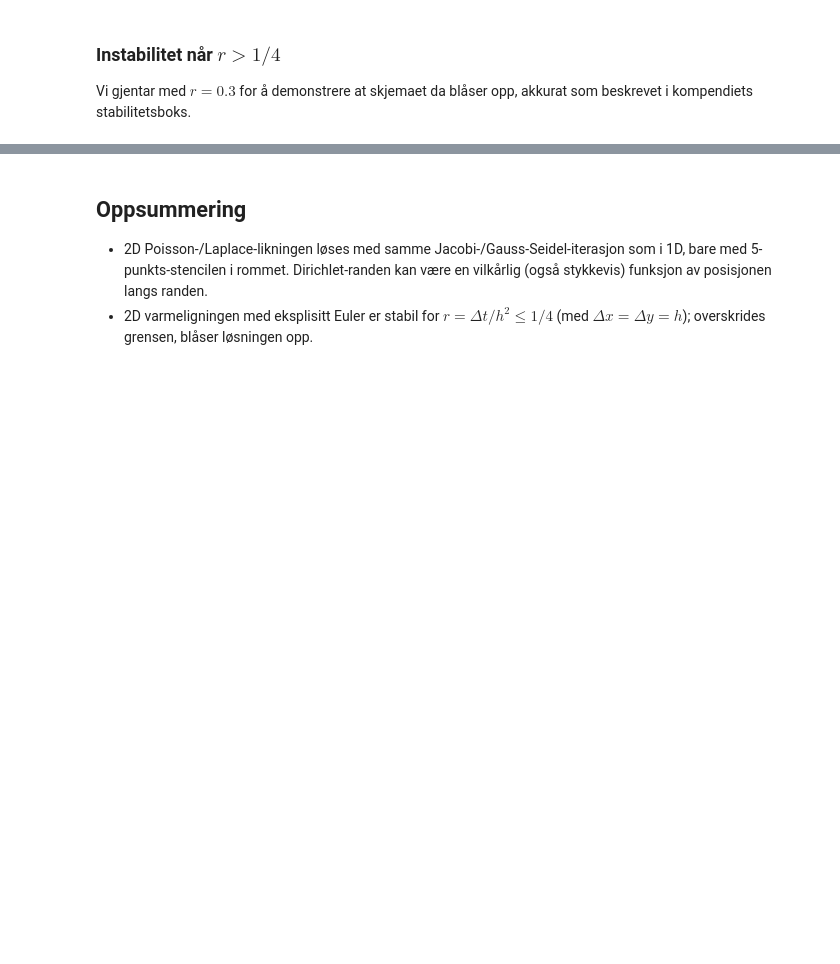
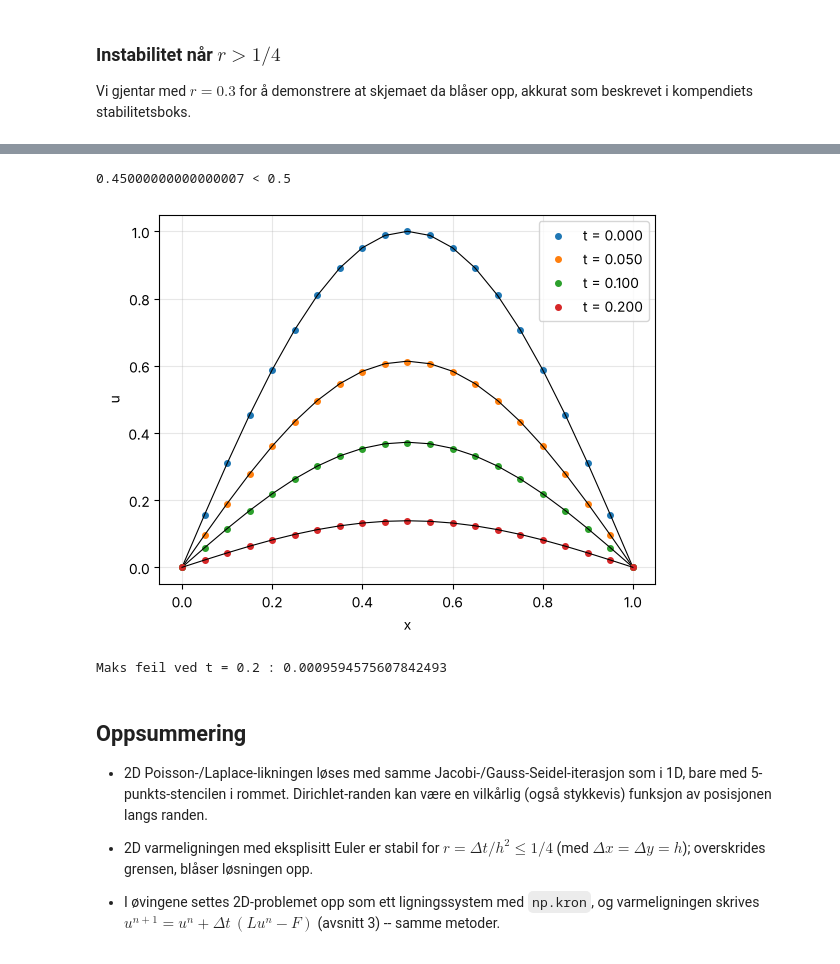
Before and after one commit to kosmoben/IMAA3012_TeachingMaterial, a Jupyter notebook: JupyterFiler/F21_2D_Laplace_Poisson_Varme.ipynb, the cells around one changed output, grey strips where cells are left out. Saved outputs shown, nothing was run; the diff lists cells and outputs as text; code cells hidden in the pictures; blank space fills up the shorter version.

```diff
--- a/JupyterFiler/F21_2D_Laplace_Poisson_Varme.ipynb
+++ b/JupyterFiler/F21_2D_Laplace_Poisson_Varme.ipynb
@@ -263,3 +329,47 @@ Maks |U| ved n=0, 30, 60, 90, 120, 150: [100.0, 28.285766426718048, 16.472241090
+# %%
+# oppsett problem
+c = 1
+a = 0
+b = 0
+
+# diskretisering x-retning
+m = 19
+x = np.linspace(0, 1, m + 2)
+dx = x[1] - x[0]
+
+# likningssystem som for Laplace/Poisson
+L = (c**2/dx**2)*(np.diag((m-1)*[1], -1) + np.diag(m*[-2], 0) + np.diag((m-1)*[1], 1))
+F = np.zeros(m)
+F[0] = (c**2) * -a/(dx**2)
+F[-1] = (c**2) * -b/(dx**2)
+
+# diskretisering t-retning
+T_slutt = 0.2
+dt = 0.45 * dx**2 / c**2
+N = int(round(T_slutt / dt)) + 1
+t = np.linspace(0, (N - 1) * dt, N)
+
+print(c**2*dt/dx**2, "< 0.5")  # stabilt?
+
+u = np.zeros((x.size, N))
+u[:, 0] = np.sin(np.pi*x)
+u[0, :] = a
+u[-1, :] = b
+
+for i in np.arange(N-1):
+    u[1:-1, i+1] = u[1:-1, i] + dt*(L @ (u[1:-1, i]) - F)
+
+# plotting, sammen med eksakt løsning
+for i in [0, N//4, N//2, N-1]:
+    plt.plot(x, u[:, i], 'o', ms=4, label=f"t = {t[i]:.3f}")
+    plt.plot(x, np.exp(-np.pi**2*t[i])*np.sin(np.pi*x), 'k-', lw=0.8)
+plt.xlabel("x"); plt.ylabel("u"); plt.legend(); plt.grid(alpha=0.3)
+plt.show()
+print("Maks feil ved t =", round(t[-1], 3), ":", np.max(np.abs(u[:, -1] - np.exp(-np.pi**2*t[-1])*np.sin(np.pi*x))))
+# %% [output]
+0.45000000000000007 < 0.5
+[figure, added]
+Maks feil ved t = 0.2 : 0.0009594575607842493
 # %% [markdown]
 ## Oppsummering
 
@@ -268,3 +378,5 @@ Maks |U| ved n=0, 30, 60, 90, 120, 150: [100.0, 28.285766426718048, 16.472241090
   stykkevis) funksjon av posisjonen langs randen.
 * 2D varmeligningen med eksplisitt Euler er stabil for $r=\Delta t/h^2 \le 1/4$
   (med $\Delta x = \Delta y = h$); overskrides grensen, blåser løsningen opp.
+
+* I øvingene settes 2D-problemet opp som ett ligningssystem med `np.kron`, og varmeligningen skrives $u^{n+1} = u^n + \Delta t\,(L u^n - F)$ (avsnitt 3) -- samme metoder.
```
Also changed, not shown: parts of 6 cells of this notebook, 14 other files.
